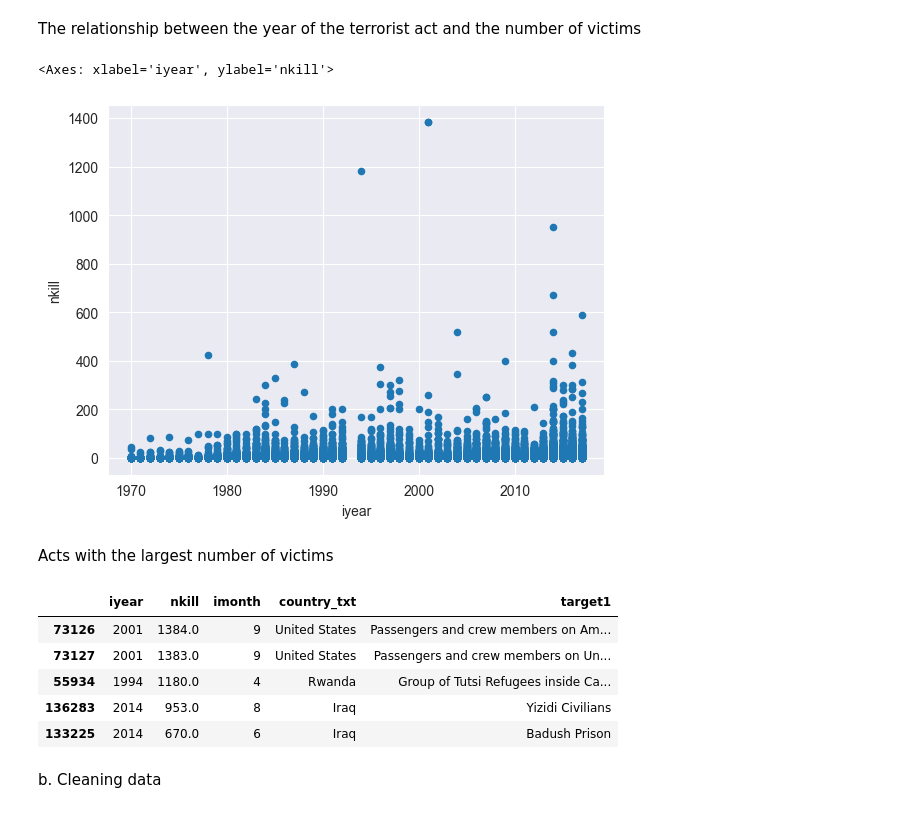
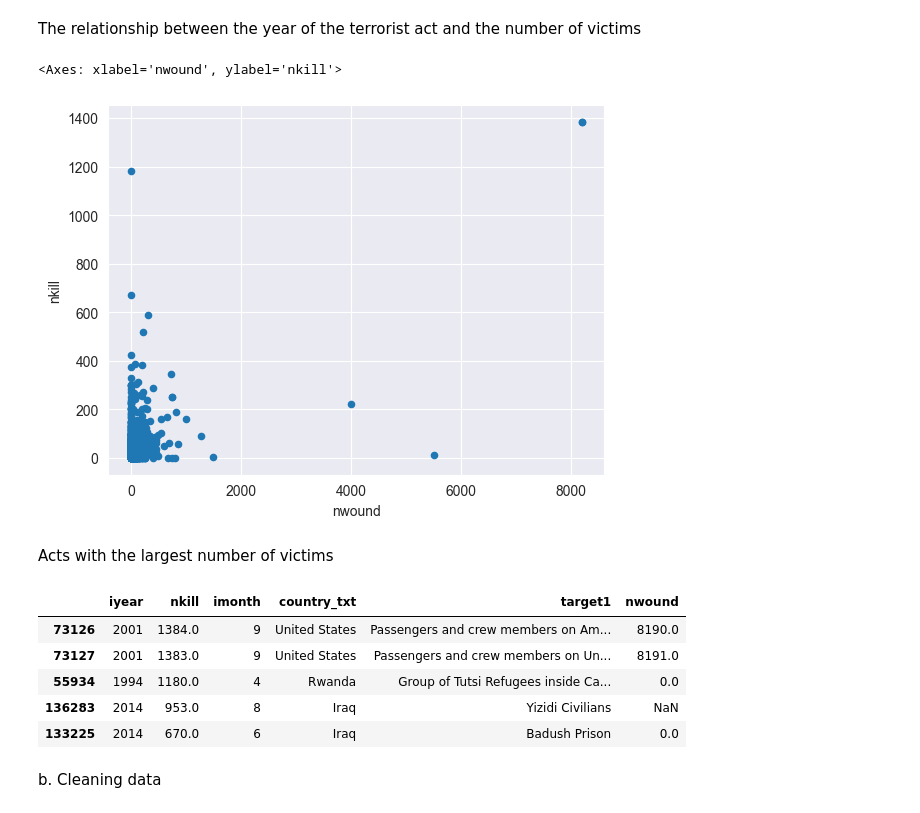
Before and after one commit to GarlicRoll/ML-TerrActs, a Jupyter notebook: MLLAB01.ipynb, the cells around one changed output. Drawn from its saved outputs; the diff is of its cells as text; code cells hidden in the pictures.

```diff
--- a/MLLAB01.ipynb
+++ b/MLLAB01.ipynb
@@ -96,21 +96,21 @@ df.boxplot(column=["iyear"], by="attacktype1_txt", rot = 90)
 # %% [markdown]
 The relationship between the year of the terrorist act and the number of victims
 # %%
-df.plot.scatter(y="nkill",x="iyear")
+df.plot.scatter(y="nkill",x="nwound")
 # %% [output]
-<Axes: xlabel='iyear', ylabel='nkill'>
+<Axes: xlabel='nwound', ylabel='nkill'>
-[figure, old version]
+[figure, new version]
 # %% [markdown]
 Acts with the largest number of victims
 # %%
-df.sort_values (by = ['nkill'], ascending = [False ])[["iyear","nkill","imonth", "country_txt", "target1"]].head()
+df.sort_values (by = ['nkill'], ascending = [False ])[["iyear","nkill","imonth", "country_txt", "target1", "nwound"]].head()
 # %% [output]
-|  | iyear | nkill | imonth | country_txt | target1 |
-| 73126 | 2001 | 1384.0 | 9 | United States | Passengers and crew members on Am... |
-| 73127 | 2001 | 1383.0 | 9 | United States | Passengers and crew members on Un... |
-| 55934 | 1994 | 1180.0 | 4 | Rwanda | Group of Tutsi Refugees inside Ca... |
-| 136283 | 2014 | 953.0 | 8 | Iraq | Yizidi Civilians |
-| 133225 | 2014 | 670.0 | 6 | Iraq | Badush Prison |
+|  | iyear | nkill | imonth | country_txt | target1 | nwound |
+| 73126 | 2001 | 1384.0 | 9 | United States | Passengers and crew members on Am... | 8190.0 |
+| 73127 | 2001 | 1383.0 | 9 | United States | Passengers and crew members on Un... | 8191.0 |
+| 55934 | 1994 | 1180.0 | 4 | Rwanda | Group of Tutsi Refugees inside Ca... | 0.0 |
+| 136283 | 2014 | 953.0 | 8 | Iraq | Yizidi Civilians | NaN |
+| 133225 | 2014 | 670.0 | 6 | Iraq | Badush Prison | 0.0 |
 # %% [markdown]
 b. Cleaning data
 # %% [markdown]
```
Also changed, not shown: parts of 21 cells of this notebook, 1 other file.
